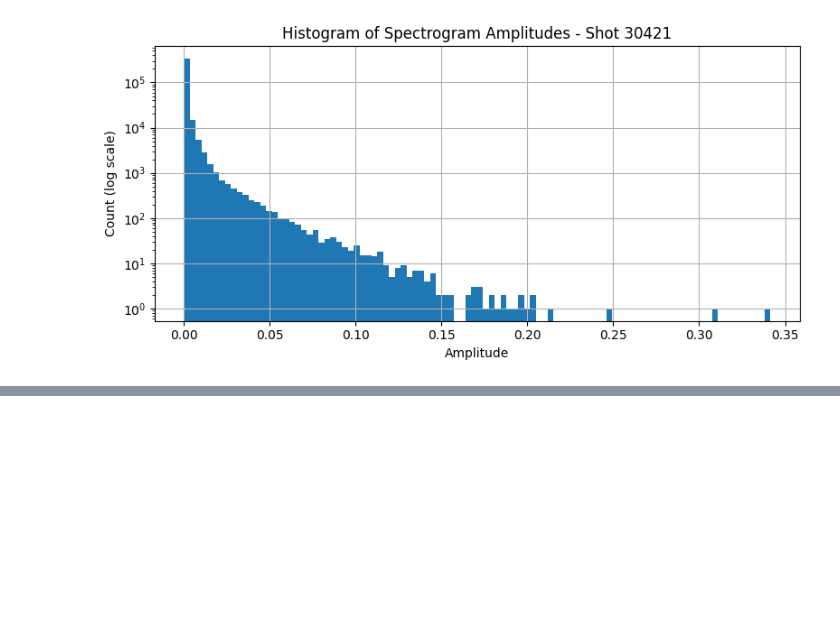
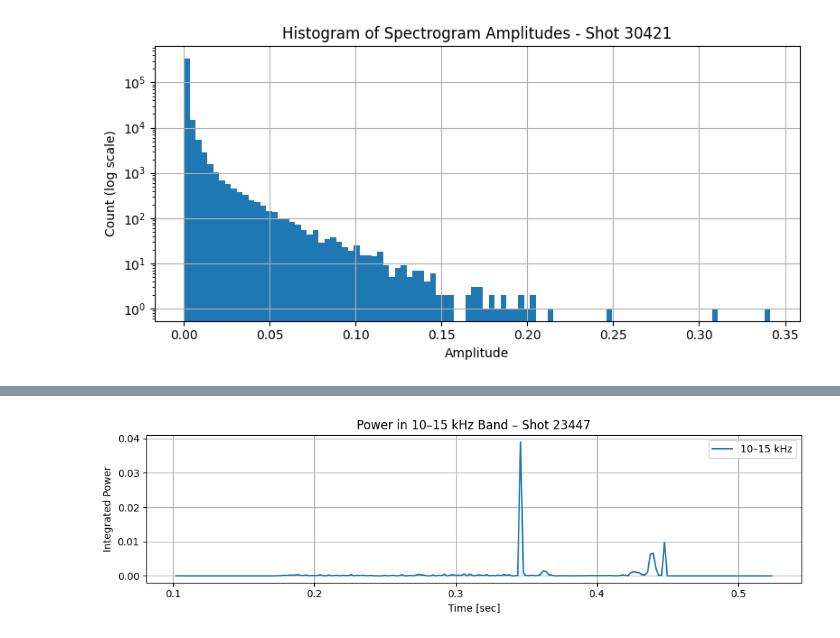
Before and after one commit to praksharma/Knowledge-Base, a Jupyter notebook: _sources/Theory/3. MHD modes/6. Contour detection.ipynb, the cells around one changed output, grey strips where cells are left out. Cells and saved outputs as stored; diff of their text form; code cells hidden in the pictures; blank space fills up the shorter version.

```diff
--- a/_sources/Theory/3. MHD modes/6. Contour detection.ipynb
+++ b/_sources/Theory/3. MHD modes/6. Contour detection.ipynb
@@ -266,0 +226,45 @@ plt.show()
+# %%
+def compute_band_power(Zxx, f, band_kHz):
+    """
+    Compute power over a specified frequency band at each time step.
+
+    Parameters:
+    - Zxx: STFT array (freq x time)
+    - f: frequency array (Hz)
+    - band_kHz: tuple (f_min_kHz, f_max_kHz)
+
+    Returns:
+    - time_series: 1D array of power vs time
+    """
+    f_min_Hz = band_kHz[0] * 1000
+    f_max_Hz = band_kHz[1] * 1000
+
+    # Select indices in frequency range
+    band_mask = (f >= f_min_Hz) & (f <= f_max_Hz)
+    band_power = np.abs(Zxx[band_mask, :])**2
+
+    # Integrate over frequency axis
+    power_vs_time = band_power.sum(axis=0)
+
+    return power_vs_time
+# %%
+def plot_band_power(t, power, band_kHz, shot_id=None):
+
+    plt.figure(figsize=(10, 3))
+    plt.plot(t, power, label=f"{band_kHz[0]}–{band_kHz[1]} kHz")
+    plt.xlabel("Time [sec]")
+    plt.ylabel("Integrated Power")
+    title = f"Power in {band_kHz[0]}–{band_kHz[1]} kHz Band"
+    if shot_id is not None:
+        title += f" – Shot {shot_id}"
+    plt.title(title)
+    plt.grid(True)
+    plt.legend()
+    plt.tight_layout()
+    plt.show()
+# %%
+# Example: 2/1 NTM band from 10 to 15 kHz
+power = compute_band_power(Zxx_list[0], f_list[0], band_kHz=(10, 15))
+plot_band_power(t_list[0], power, band_kHz=(10, 15), shot_id=shot_ids[0])
+# %% [output]
+[figure, added]
```
Also changed, not shown: parts of 20 cells of this notebook, 11 other files.
